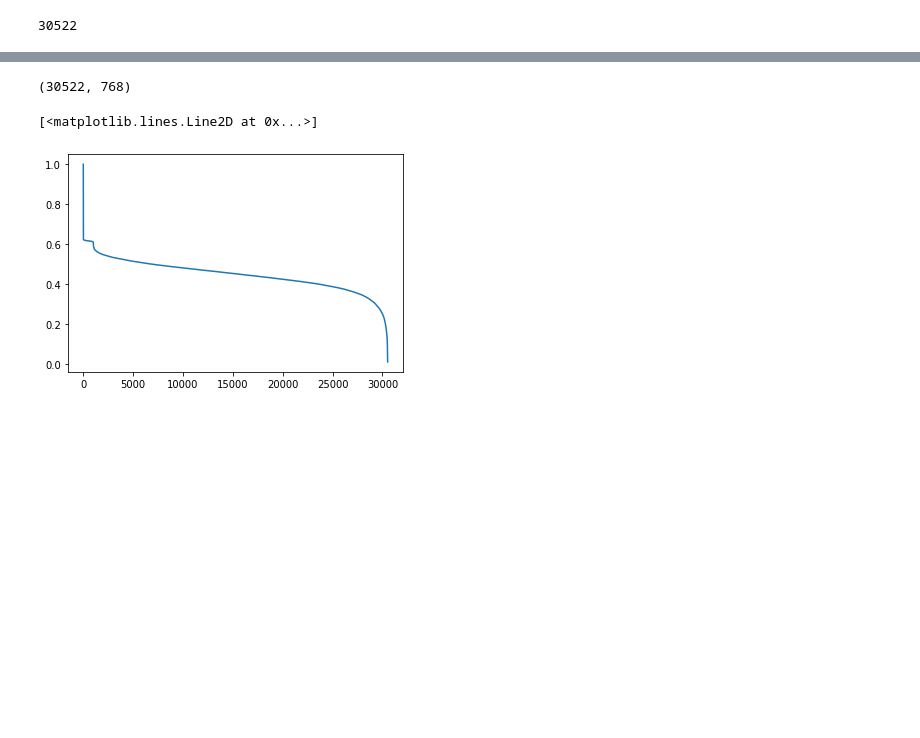
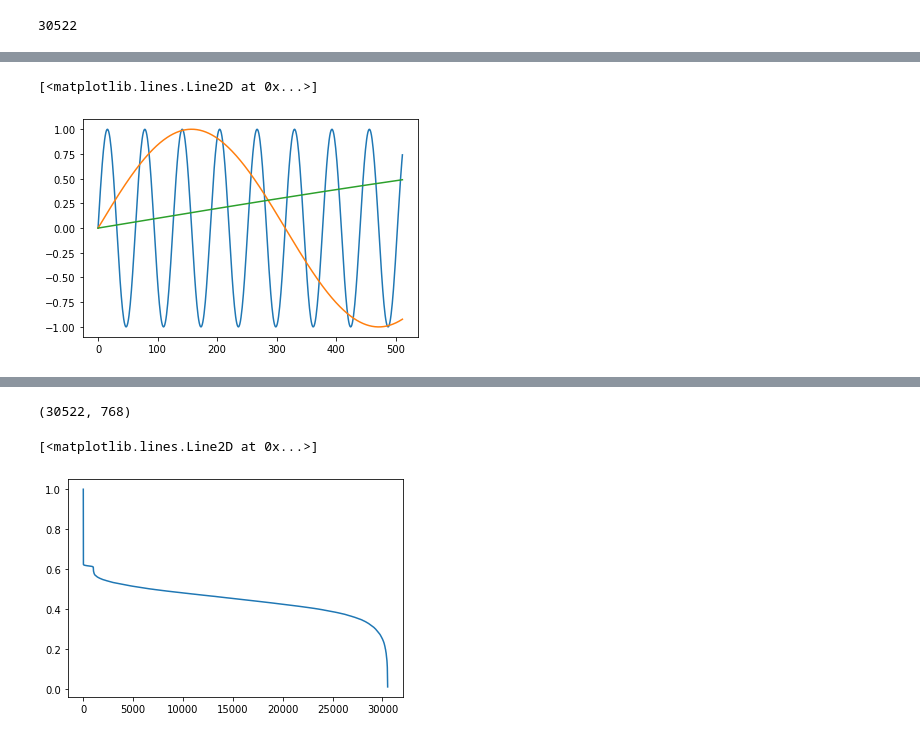
Before and after one commit to amaeda1967/Training, a Jupyter notebook: BERT_trial.ipynb, the cells around one changed output, grey strips where cells are left out. Drawn from its saved outputs; the diff is of its cells as text; code cells hidden in the pictures; blank space fills up the shorter version.

```diff
--- a/BERT_trial.ipynb
+++ b/BERT_trial.ipynb
@@ -53,0 +76,15 @@ model = BertModel.from_pretrained('bert-base-uncased', output_hidden_states = Tr
+# %%
+pos1 = np.zeros(512)
+pos2 = np.zeros(512)
+pos3 = np.zeros(512)
+for p in range(512):
+  pos1[p] = sin(p/10)
+  pos2[p] = sin(p/100)
+  pos3[p] = sin(p/1000)
+
+plt.plot(pos1)
+plt.plot(pos2)
+plt.plot(pos3)
+# %% [output]
+[<matplotlib.lines.Line2D at 0x...>]
+[figure, added]
```
Also changed, not shown: parts of 9 cells of this notebook.
